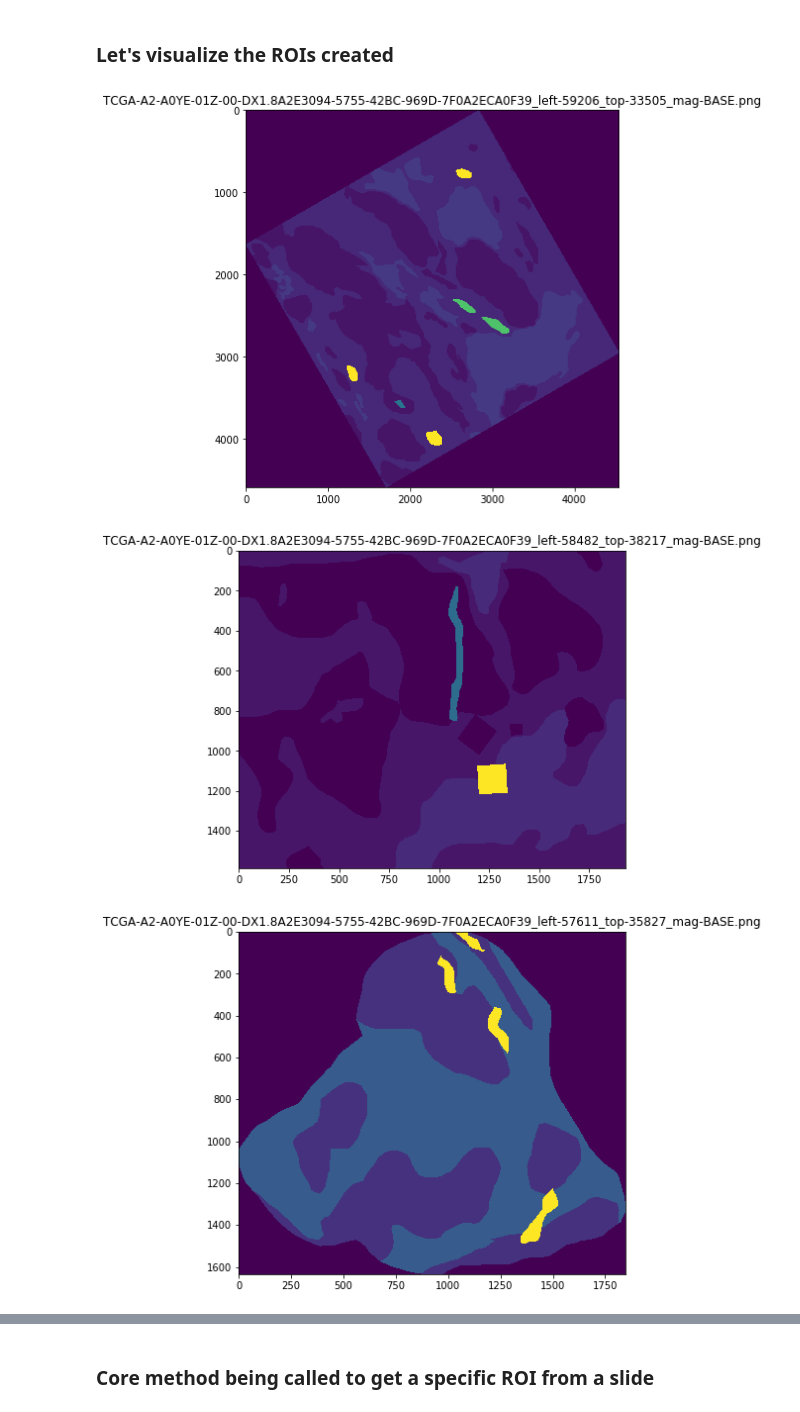
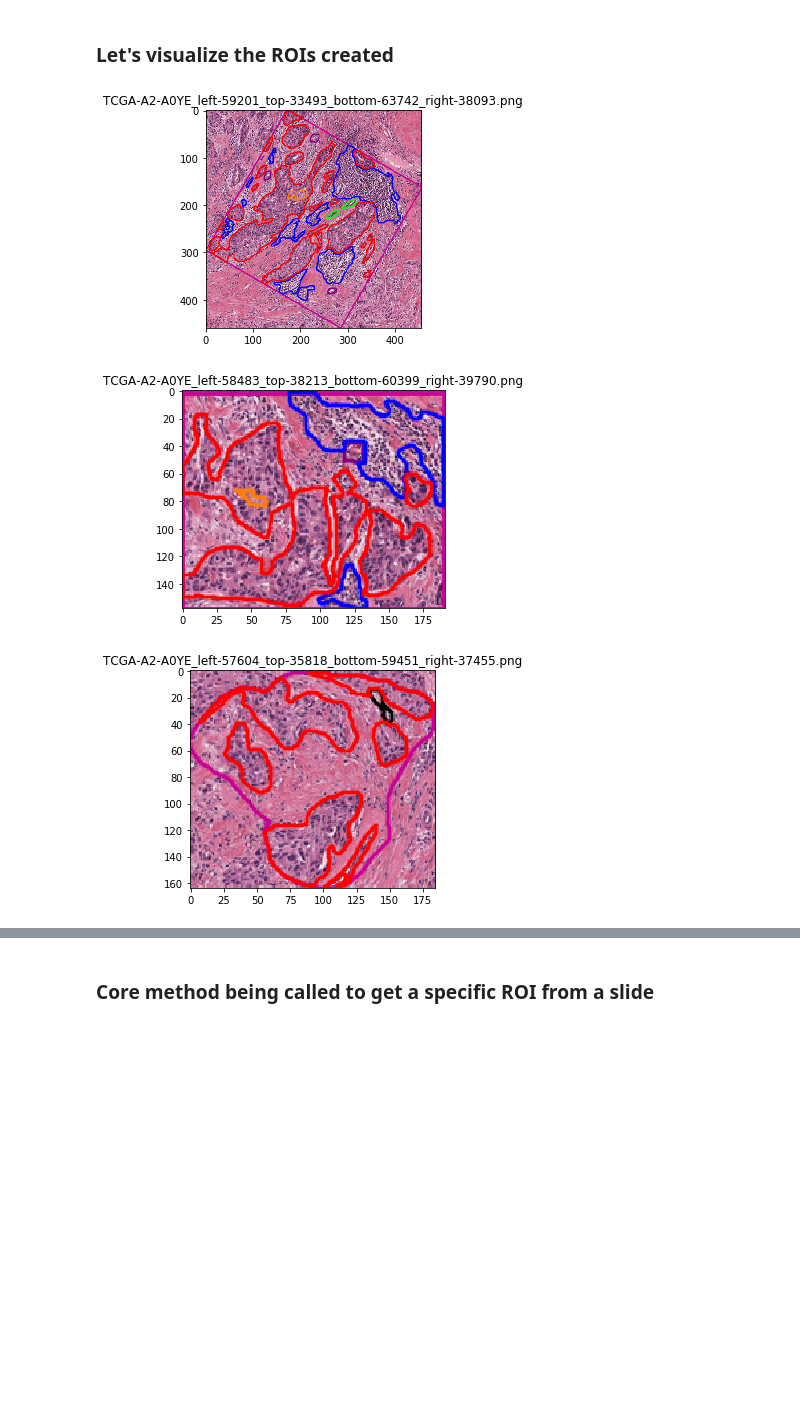
Before and after one commit to DigitalSlideArchive/HistomicsTK, a Jupyter notebook: docs/examples/annotations_to_masks_handler.ipynb, the cells around one changed output, grey strips where cells are left out. Drawn from its saved outputs; the diff is of its cells as text; code cells hidden in the pictures; blank space fills up the shorter version.

```diff
--- a/docs/examples/annotations_to_masks_handler.ipynb
+++ b/docs/examples/annotations_to_masks_handler.ipynb
@@ -154 +345,11 @@ print(get_all_roi_masks_for_slide.__doc__)
+# %%
+detailed_kwargs = {
+    'MPP': MPP,
+    'MAG': None,
+    'get_roi_mask_kwargs': get_roi_mask_kwargs,
+    'get_contours_kwargs': get_contours_kwargs,
+    'get_rgb': True,
+    'get_contours': True,
+    'get_visualization': True,
+}
 # %% [markdown]
@@ -188,0 +364,6 @@ savenames = get_all_roi_masks_for_slide(
+# %%
+savenames = get_all_rois_from_slide(
+    gc=gc, slide_id=SAMPLE_SLIDE_ID, GTCodes_dict=GTCodes.T.to_dict(),
+    save_directories=SAVEPATHS,
+    get_image_and_mask_from_slide_kwargs=detailed_kwargs,
+    slide_name='TCGA-A2-A0YE', verbose=False)
@@ -190,12 +378,11 @@ savenames = get_all_roi_masks_for_slide(
 ### Let's visualize the ROIs created
 # %%
 for savename in savenames:
-    ROI = imread(savename)
-    plt.figure(figsize=(7,7))
-    plt.imshow(ROI)
-    plt.title(os.path.split(savename)[1])
+    vis = imread(savename["visualization"])
+    plt.imshow(vis)
+    plt.title(os.path.basename(savename["visualization"]))
     plt.show()
 # %% [output]
-[figure, old version]
+[figure, new version]
-[figure, old version]
+[figure, new version]
-[figure, old version]
+[figure, new version]
```
Also changed, not shown: parts of 53 cells of this notebook, 2 other files.
